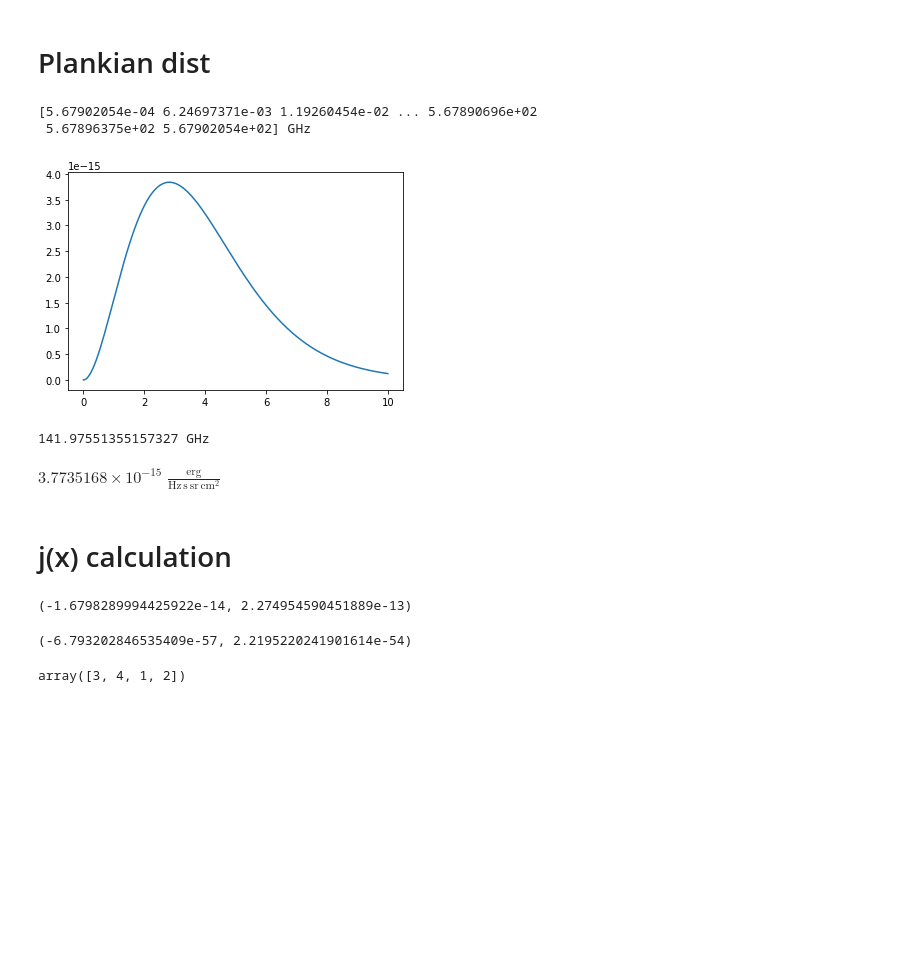
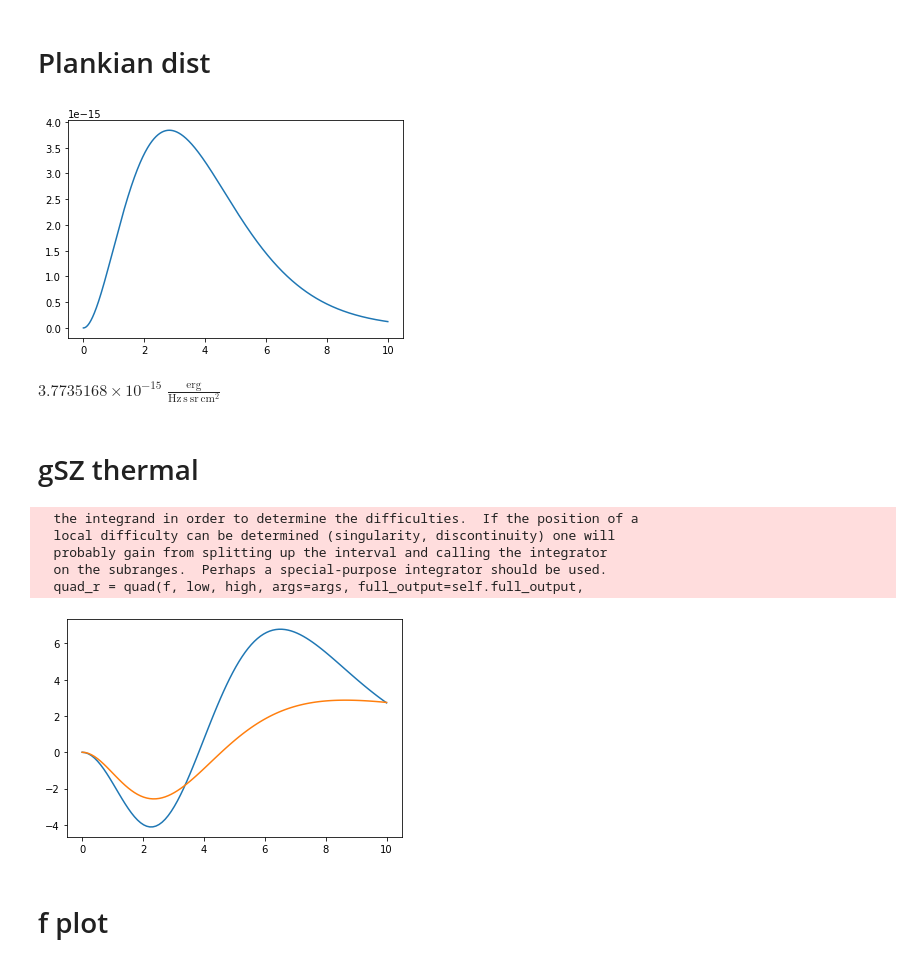
Before and after one commit to MUSTANG-SZ/WITCH, a Jupyter notebook: sup-factor.ipynb, the cells around one changed output. Drawn from its saved outputs; the diff is of its cells as text; code cells hidden in the pictures; blank space fills up the shorter version.

```diff
--- a/sup-factor.ipynb
+++ b/sup-factor.ipynb
@@ -41,29 +102,27 @@ f_cr = np.vectorize(_f_cr, excluded=['alpha','p1', 'p2'], otypes = [np.float])
 def f_th(p,T):
     #'T' should be in units of eV
     try:
-        T = T.to(u.eV)
+        T = T.to(u.keV)
     except:
         print('Error: T cannot be converted to eV')
         return
-    beta_th = (c.m_e*c.c**2/T).value
-
+    beta_th = (meKeV/T.value)
     return beta_th/sp.special.kn(2,beta_th)*p**2*np.exp(-1*beta_th*np.sqrt(1+p**2))
 
-def i(x):
-    bb = models.BlackBody(temperature=cosmo.Tcmb0)
-    try:
-        nu = (x*c.k_B*cosmo.Tcmb0/c.h).to(u.GHz)
-    except:
-        print('Error: x cannot be converted to Hz')
-        return
 
-    return bb(nu)
+def planckSpectrum(x):
+    return (x**3.)/(np.exp(x)-1.)
 
 #def j(x, f, **kwargs):
 #    return integrate.quad(lambda t: i(x/t).value*K_int(t, f, **kwargs), 0, np.inf)
 
 def j(x,f, **kwargs):
-    return integrate.dblquad(lambda t, p: i(x/t).value*f(p, **kwargs)*K(t,p), 0, np.inf, lambda p: 0, lambda p: np.inf)
+    return integrate.dblquad(lambda t, p: planckSpectrum(x/t)*f(p, **kwargs)*K(t,p), 0, np.inf, lambda p: 0, lambda p: np.inf)[0]
+
+def _gTilde(x,f, **kwargs):
+    return j(x,f,**kwargs) - planckSpectrum(x)
+
+gTilde = np.vectorize(_gTilde, excluded = ['f'], otypes = [np.float])
 # %% [markdown]
 # Replicating fig 2 in Enslin 2000
 # %%
@@ -149,35 +204,35 @@ plt.show()
 # Plankian dist
 # %%
 x = np.linspace(0.00001,10, 100000)
-y = i(x)
+y =  planckSpectrum(x)
 
 plt.plot(x,y)
 plt.show()
-i(2.5)
+planckSpectrum(2.5)
 # %% [output]
-[5.67902054e-04 6.24697371e-03 1.19260454e-02 ... 5.67890696e+02
- 5.67896375e+02 5.67902054e+02] GHz
 [figure]
-141.97551355157327 GHz
 $3.7735168 \times 10^{-15} \; \mathrm{\frac{erg}{Hz\,s\,sr\,cm^{2}}}$
-# %% [markdown]
-# j(x) calculation
+# %% [markdown]
+# gSZ thermal
+# %%
+x = np.linspace(0.00001,10, 100)
+
+y = gSZtilde(x,Te=0.0,p1=1.,p2=1.e3,alpha=2.,etype='thermal')
+y2 = np.zeros(len(x))
+for i, ix in enumerate(x):
+    y2[i] = gSZtilde(ix,Te=100,p1=1.,p2=1.e3,alpha=2.,etype='thermal')
+
+plt.plot(x,y, label = 'g')
+plt.plot(x,y2, label = 'g_th')
+plt.show()
+# %% [output]
+  the integrand in order to determine the difficulties.  If the position of a
+  local difficulty can be determined (singularity, discontinuity) one will
+  probably gain from splitting up the interval and calling the integrator
+  on the subranges.  Perhaps a special-purpose integrator should be used.
+  quad_r = quad(f, low, high, args=args, full_output=self.full_output,
+[figure, added]
 # %%
-j(0.5284,f=f_cr, alpha=2.5, p1=1, p2=10000)
+y = gTilde(0.5, f = f_cr, alpha=2.5, p1=1, p2=10000)
-# %% [output]
-(-1.6798289994425922e-14, 2.274954590451889e-13)
-# %%
-j(0.5284,f=f_th, T=10000*u.eV)
-# %% [output]
-(-6.793202846535409e-57, 2.2195220241901614e-54)
-# %%
-def myfunc(a, b):
-    "Return a-b if a>b, otherwise return a+b"
-    if a > b:
-        return a - b
-    else:
-        return a + b
-vfunc = np.vectorize(myfunc)
-vfunc([1, 2, 3, 4], 2)
-# %% [output]
-array([3, 4, 1, 2])
+# %% [markdown]
+# f plot
```
Also changed, not shown: parts of 6 cells of this notebook.
